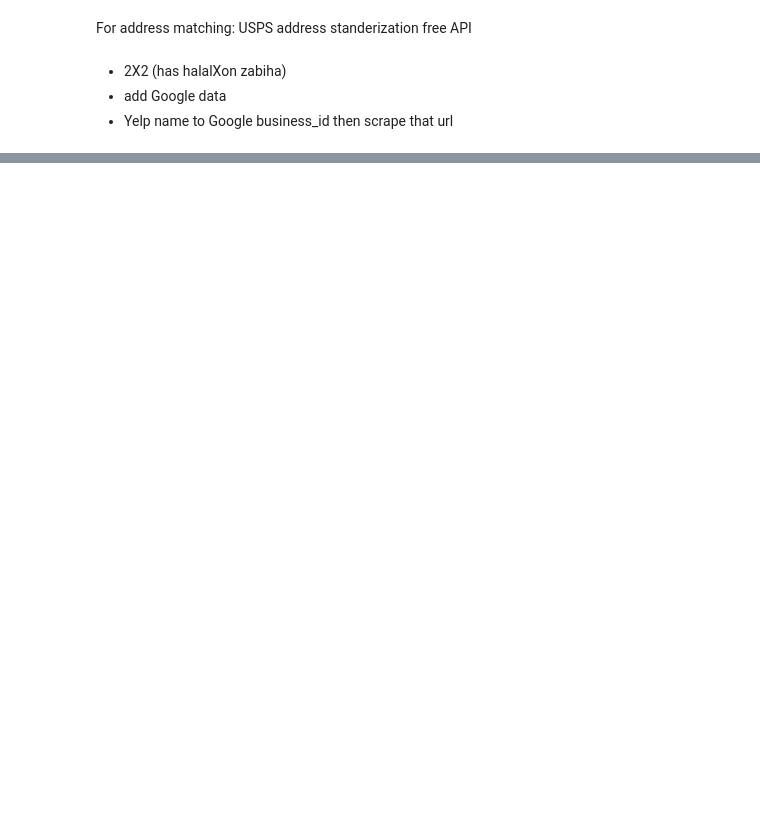
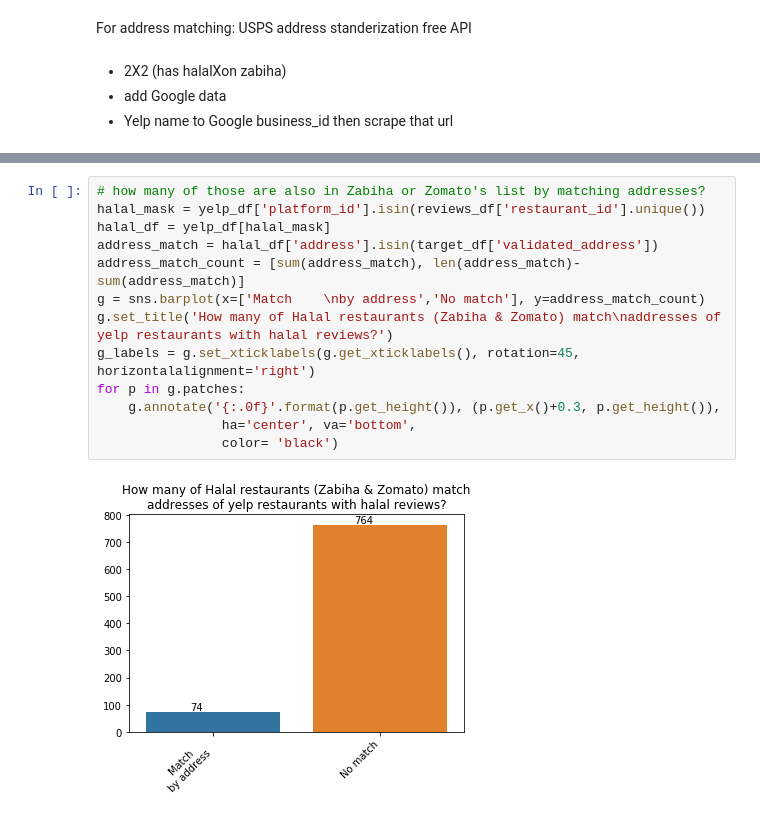
Before and after one commit to WAzaizeh/Halal_o_Meter, a Jupyter notebook: src/data/EDA/Yelp_reviews_EDA.ipynb, the cells around one changed output, grey strips where cells are left out. Cells and saved outputs as stored; diff of their text form; blank space fills up the shorter version.

```diff
--- a/src/data/EDA/Yelp_reviews_EDA.ipynb
+++ b/src/data/EDA/Yelp_reviews_EDA.ipynb
@@ -295,0 +288,15 @@ For address matching:
+# %%
+# how many of those are also in Zabiha or Zomato's list by matching addresses?
+halal_mask = yelp_df['platform_id'].isin(reviews_df['restaurant_id'].unique())
+halal_df = yelp_df[halal_mask]
+address_match = halal_df['address'].isin(target_df['validated_address'])
+address_match_count = [sum(address_match), len(address_match)-sum(address_match)]
+g = sns.barplot(x=['Match    \nby address','No match'], y=address_match_count)
+g.set_title('How many of Halal restaurants (Zabiha & Zomato) match\naddresses of yelp restaurants with halal reviews?')
+g_labels = g.set_xticklabels(g.get_xticklabels(), rotation=45, horizontalalignment='right')
+for p in g.patches:
+    g.annotate('{:.0f}'.format(p.get_height()), (p.get_x()+0.3, p.get_height()),
+                ha='center', va='bottom',
+                color= 'black')
+# %% [output]
+[figure, added]
```
Also changed, not shown: parts of 10 cells of this notebook, 3 other files.
